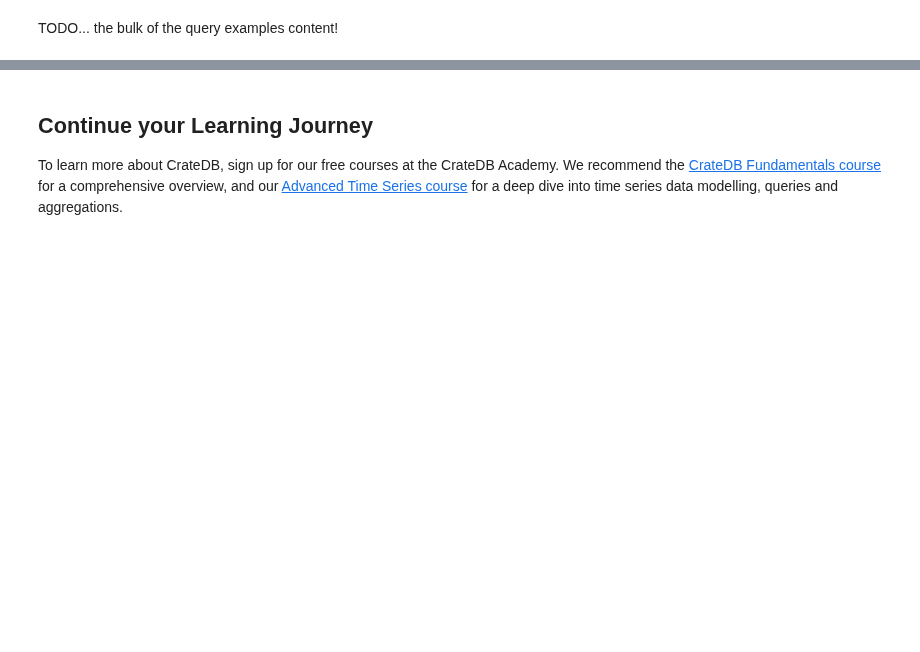
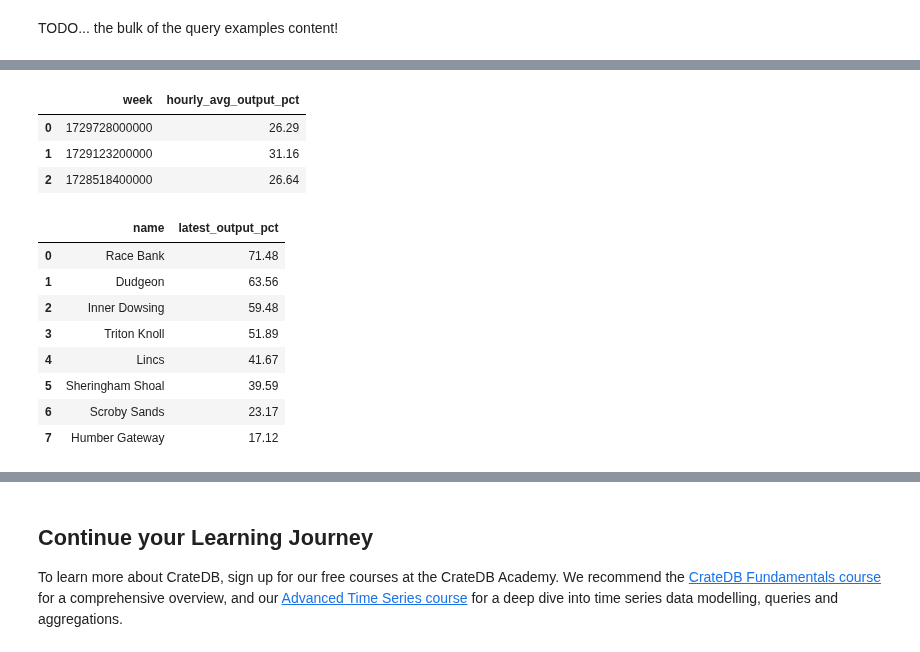
Before and after one commit to crate/cratedb-examples, a Jupyter notebook: topic/multi-model/multi-model-offshore-wind-farms.ipynb, the cells around one changed output, grey strips where cells are left out. Saved outputs shown, nothing was run; the diff lists cells and outputs as text; code cells hidden in the pictures; blank space fills up the shorter version.

```diff
--- a/topic/multi-model/multi-model-offshore-wind-farms.ipynb
+++ b/topic/multi-model/multi-model-offshore-wind-farms.ipynb
@@ -164,0 +219,25 @@ TODO... the bulk of the query examples content!
+# %%
+# Slide 19
+
+query = """
+SELECT
+    date_bin('1 week'::INTERVAL, ts, 0) AS week,
+    trunc(avg(outputpercentage), 2) AS hourly_avg_output_pct
+FROM
+    windfarm_output
+WHERE
+    windfarmid = 'NHOYW-1'
+GROUP BY
+    week
+ORDER BY
+    week DESC
+LIMIT
+    3
+"""
+
+pd.read_sql(query, CONNECTION_STRING)
+# %% [output]
+|  | week | hourly_avg_output_pct |
+| 0 | 1729728000000 | 26.29 |
+| 1 | 1729123200000 | 31.16 |
+| 2 | 1728518400000 | 26.64 |
@@ -164,0 +246,46 @@ TODO... the bulk of the query examples content!
+# %%
+# Slide 22
+
+query = """
+SELECT
+    name,
+    max_by(outputpercentage, ts) AS latest_output_pct
+FROM
+    windfarms w, windfarm_output o
+WHERE
+    w.id = o.windfarmid AND within(
+        location,
+        {
+            coordinates = [
+                [
+                    [ 0.056102312465469595, 53.561105338449806 ],
+                    [ 0.6294239522362943, 52.99772662833962 ],
+                    [ 0.7490867055060448, 53.00672492889956 ],
+                    [ 1.2526092934924407, 52.99172438336538 ],
+                    [ 1.7362237521376755, 52.75097942970572 ],
+                    [ 1.7711106241761172, 52.53317123980176 ],
+                    [ 2.9676480713816034, 52.952692458677035 ],
+                    [ 1.412164720757545, 54.09662224695873 ],
+                    [ 0.056102312465469595, 53.561105338449806 ]
+                ]
+            ],
+            type = 'Polygon'
+        }
+    )
+GROUP BY
+    name
+ORDER BY
+    latest_output_pct DESC
+"""
+
+pd.read_sql(query, CONNECTION_STRING)
+# %% [output]
+|  | name | latest_output_pct |
+| 0 | Race Bank | 71.48 |
+| 1 | Dudgeon | 63.56 |
+| 2 | Inner Dowsing | 59.48 |
+| 3 | Triton Knoll | 51.89 |
+| 4 | Lincs | 41.67 |
+| 5 | Sheringham Shoal | 39.59 |
+| 6 | Scroby Sands | 23.17 |
+| 7 | Humber Gateway | 17.12 |
```
Also changed, not shown: parts of 7 cells of this notebook.
